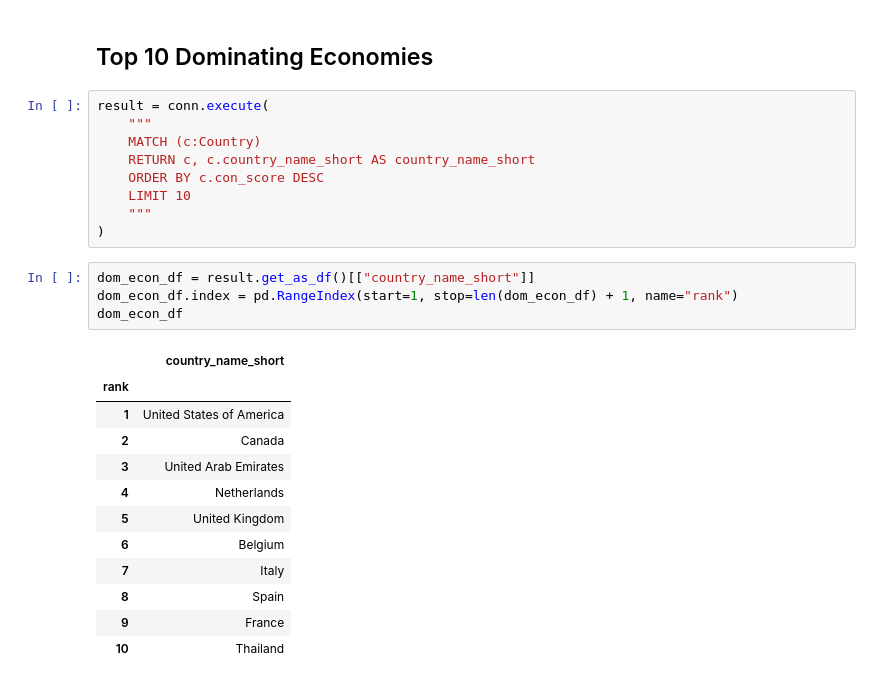
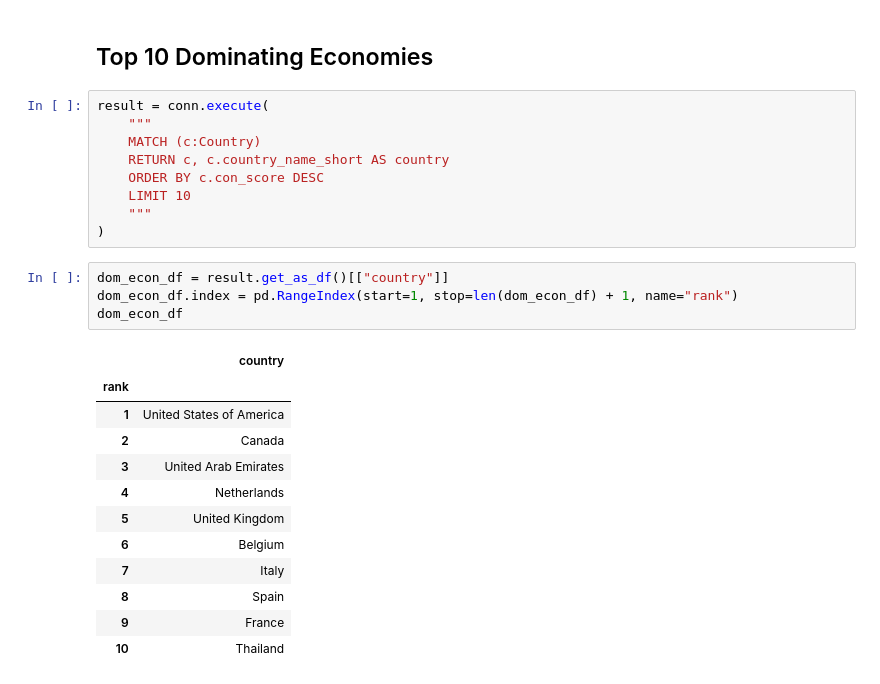
Before and after one commit to DataLabTechTV/datalab, a Jupyter notebook: notebooks/econ_comp.ipynb, the cells around one changed output. Cells and saved outputs as stored; diff of their text form.

```diff
--- a/notebooks/econ_comp.ipynb
+++ b/notebooks/econ_comp.ipynb
@@ -23,17 +23,17 @@ conn = kuzu.Connection(db)
 result = conn.execute(
     """
     MATCH (c:Country)
-    RETURN c, c.country_name_short AS country_name_short
+    RETURN c, c.country_name_short AS country
     ORDER BY c.con_score DESC
     LIMIT 10
     """
 )
 # %%
-dom_econ_df = result.get_as_df()[["country_name_short"]]
+dom_econ_df = result.get_as_df()[["country"]]
 dom_econ_df.index = pd.RangeIndex(start=1, stop=len(dom_econ_df) + 1, name="rank")
 dom_econ_df
 # %% [output]
-|  | country_name_short |
+|  | country |
 | rank |  |
 | 1 | United States of America |
 | 2 | Canada |
```
Also changed, not shown: parts of 3 cells of this notebook, 1 other file.
